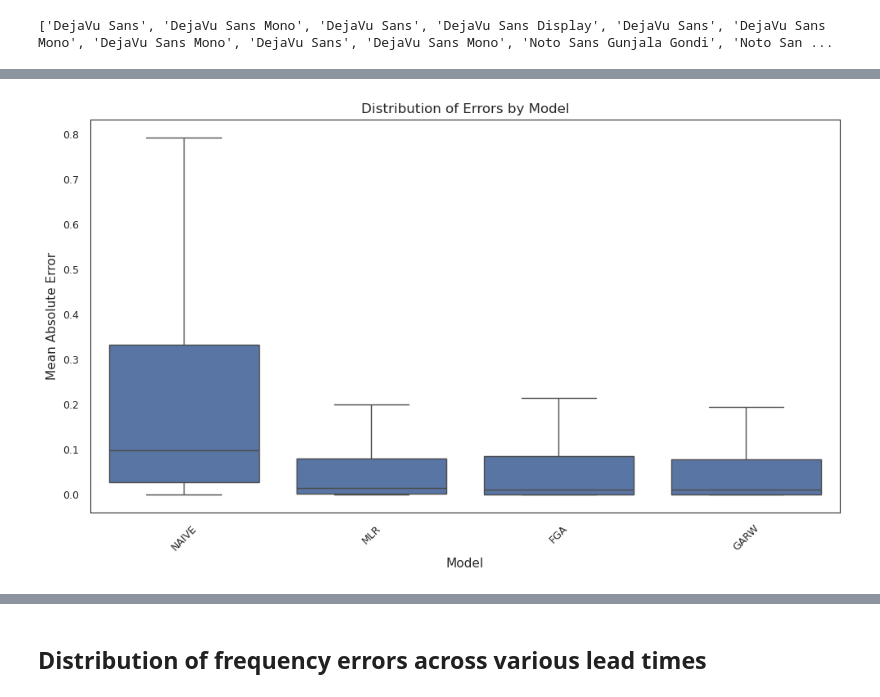
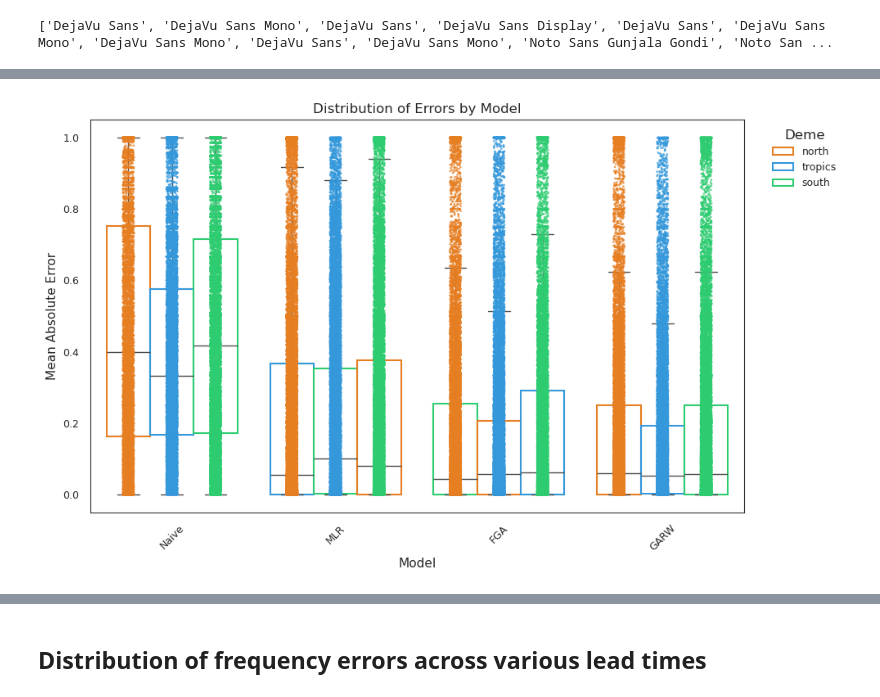
Before and after one commit to matsengrp/antigen-forecasting, a Jupyter notebook: notebooks/plot-errors.ipynb, the cells around one changed output, grey strips where cells are left out. Cells and saved outputs as stored; diff of their text form; code cells hidden in the pictures.

```diff
--- a/notebooks/plot-errors.ipynb
+++ b/notebooks/plot-errors.ipynb
@@ -93,15 +88,48 @@ error_df.head()
-# %%
-# Plot the distribution of errors by model
-plt.figure(figsize=(10, 6))
-sns.boxplot(data=error_df, x='model', y='MAE', showfliers=False)
-plt.ylabel('Mean Absolute Error')
-plt.xlabel('Model')
-plt.title('Distribution of Errors by Model')
-plt.xticks(rotation=45)
-plt.tight_layout()
-plt.show()
-# %% [output]
-[figure, removed]
+# %%
+# Plot the distribution of errors by model
+plt.figure(figsize=(10, 6))
+
+# Create a copy of error_df with modified model names
+error_df_plot = error_df.copy()
+error_df_plot['model'] = error_df_plot['model'].replace({'NAIVE': 'Naive'})
+
+ax = sns.boxplot(data=error_df_plot,
+                 x='model', y='MAE', hue='country',
+                hue_order=['north', 'tropics', 'south'],
+                palette=deme_palette,
+                showfliers=False
+            )
+# Get the colors from the palette
+colors = [deme_palette[deme] for deme in ['north', 'tropics', 'south']]
+
+# Make boxplots transparent and set edge colors
+for i, patch in enumerate(ax.patches):
+    patch.set_facecolor('none')
+    # Set edge color based on which deme it belongs to
+    patch.set_edgecolor(colors[i % 3])
+    patch.set_linewidth(1.5)  # Make edges more visible
+
+# Overlay swarmplot with individual points
+sns.stripplot(data=error_df_plot, x='model', y='MAE',
+              hue='country', hue_order=['north', 'tropics', 'south'],palette=deme_palette,
+              dodge=True, jitter=True, size=2, alpha=0.7,
+              legend=False  # Avoid duplicate legends
+            )
+# Customize axes labels and ticks
+plt.ylabel('Mean Absolute Error')
+plt.xlabel('Model')
+plt.title('Distribution of Errors by Model')
+plt.xticks(rotation=45)
+
+# Get the legend and change its title
+legend = plt.gca().get_legend()
+plt.legend(title='Deme', bbox_to_anchor=(1.03, 1), loc='upper left')
+plt.tight_layout()
+
+
+plt.show()
+# %% [output]
+[figure, added]
 # %%
 # Create a multi-panel figure
 fig, axes = plt.subplots(1, 3, figsize=(10, 4), constrained_layout=True)
```
Also changed, not shown: parts of 6 cells of this notebook.
